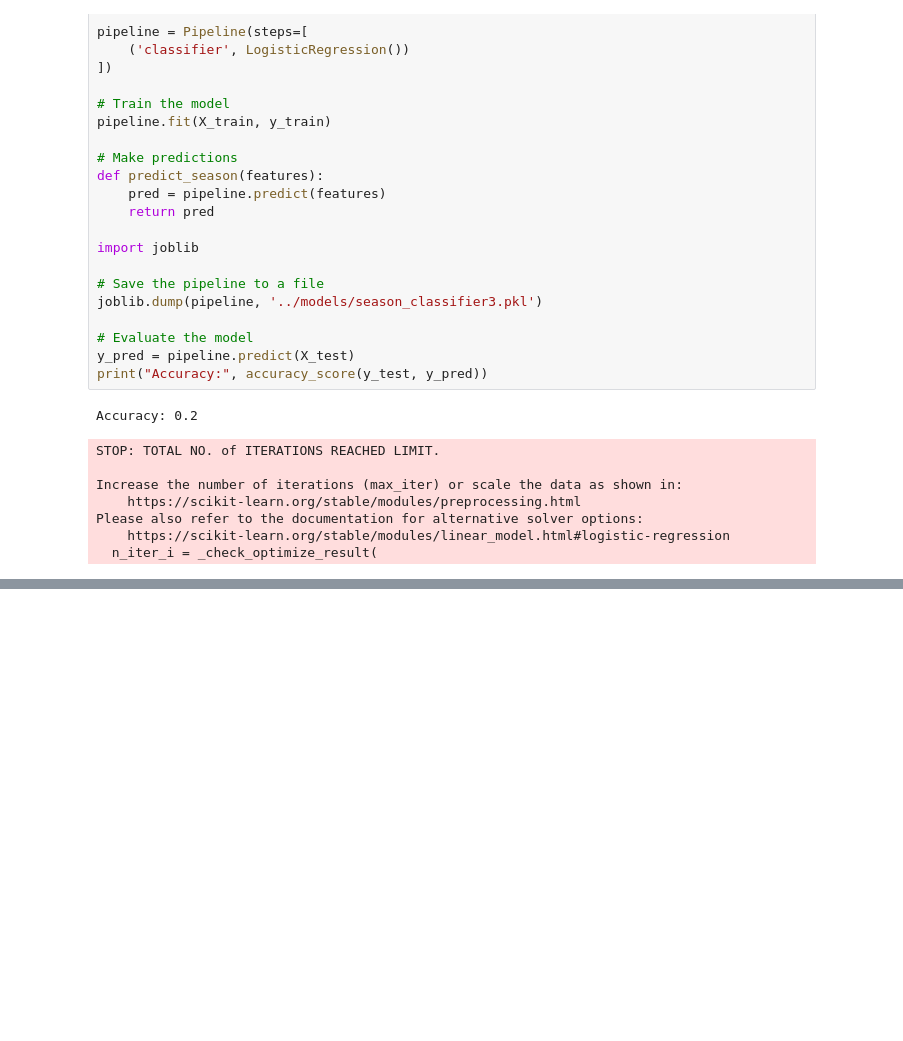
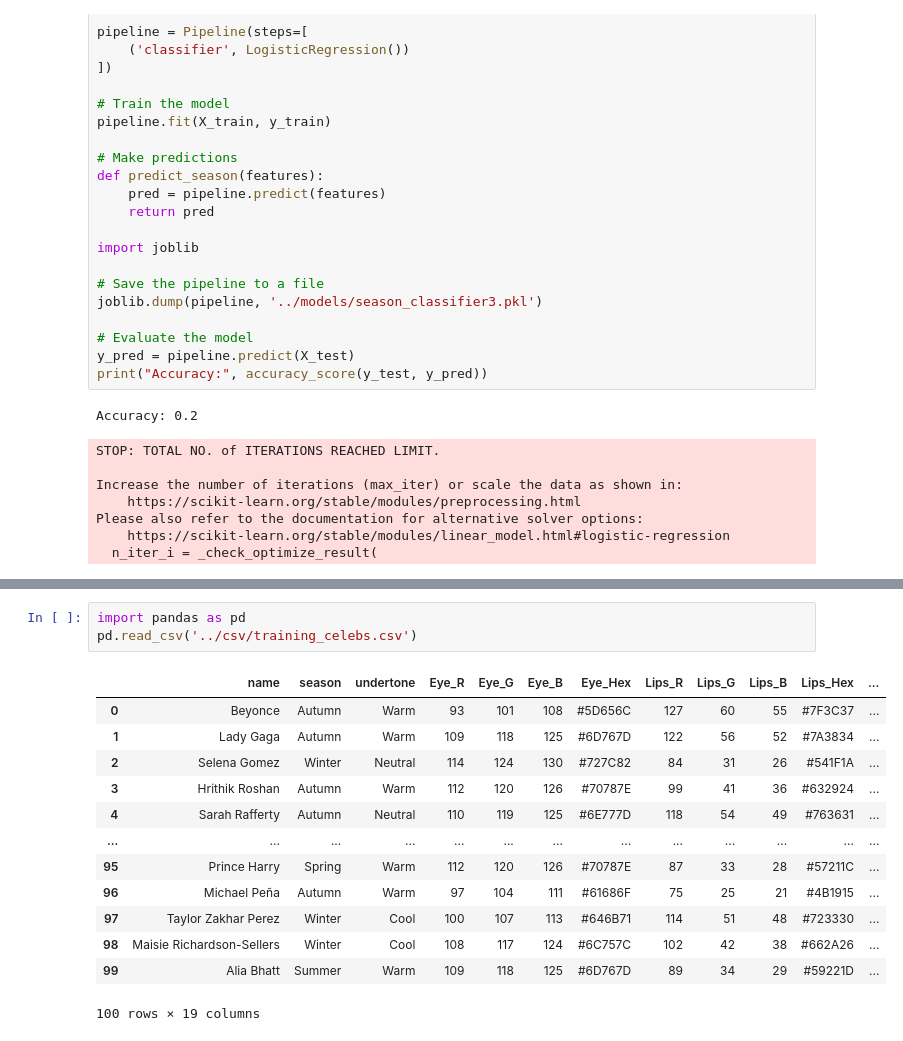
Before and after one commit to snigdhapodugu/koreai, a Jupyter notebook: notebooks/notebook.ipynb, the cells around one changed output, grey strips where cells are left out. Drawn from its saved outputs; the diff is of its cells as text; blank space fills up the shorter version.

```diff
--- a/notebooks/notebook.ipynb
+++ b/notebooks/notebook.ipynb
@@ -330,0 +585,17 @@ Please also refer to the documentation for alternative solver options:
+# %%
+import pandas as pd
+pd.read_csv('../csv/training_celebs.csv')
+# %% [output]
+|  | name | season | undertone | Eye_R | Eye_G | Eye_B | Eye_Hex | Lips_R | Lips_G | Lips_B | Lips_Hex | ... |
+| 0 | Beyonce | Autumn | Warm | 93 | 101 | 108 | #5D656C | 127 | 60 | 55 | #7F3C37 | ... |
+| 1 | Lady Gaga | Autumn | Warm | 109 | 118 | 125 | #6D767D | 122 | 56 | 52 | #7A3834 | ... |
+| 2 | Selena Gomez | Winter | Neutral | 114 | 124 | 130 | #727C82 | 84 | 31 | 26 | #541F1A | ... |
+| 3 | Hrithik Roshan | Autumn | Warm | 112 | 120 | 126 | #70787E | 99 | 41 | 36 | #632924 | ... |
+| 4 | Sarah Rafferty | Autumn | Neutral | 110 | 119 | 125 | #6E777D | 118 | 54 | 49 | #763631 | ... |
+| ... | ... | ... | ... | ... | ... | ... | ... | ... | ... | ... | ... | ... |
+| 95 | Prince Harry | Spring | Warm | 112 | 120 | 126 | #70787E | 87 | 33 | 28 | #57211C | ... |
+| 96 | Michael Peña | Autumn | Warm | 97 | 104 | 111 | #61686F | 75 | 25 | 21 | #4B1915 | ... |
+| 97 | Taylor Zakhar Perez | Winter | Cool | 100 | 107 | 113 | #646B71 | 114 | 51 | 48 | #723330 | ... |
+| 98 | Maisie Richardson-Sellers | Winter | Cool | 108 | 117 | 124 | #6C757C | 102 | 42 | 38 | #662A26 | ... |
+| 99 | Alia Bhatt | Summer | Warm | 109 | 118 | 125 | #6D767D | 89 | 34 | 29 | #59221D | ... |
+100 rows × 19 columns
```
Also changed, not shown: parts of 3 cells of this notebook, 3 other files.
